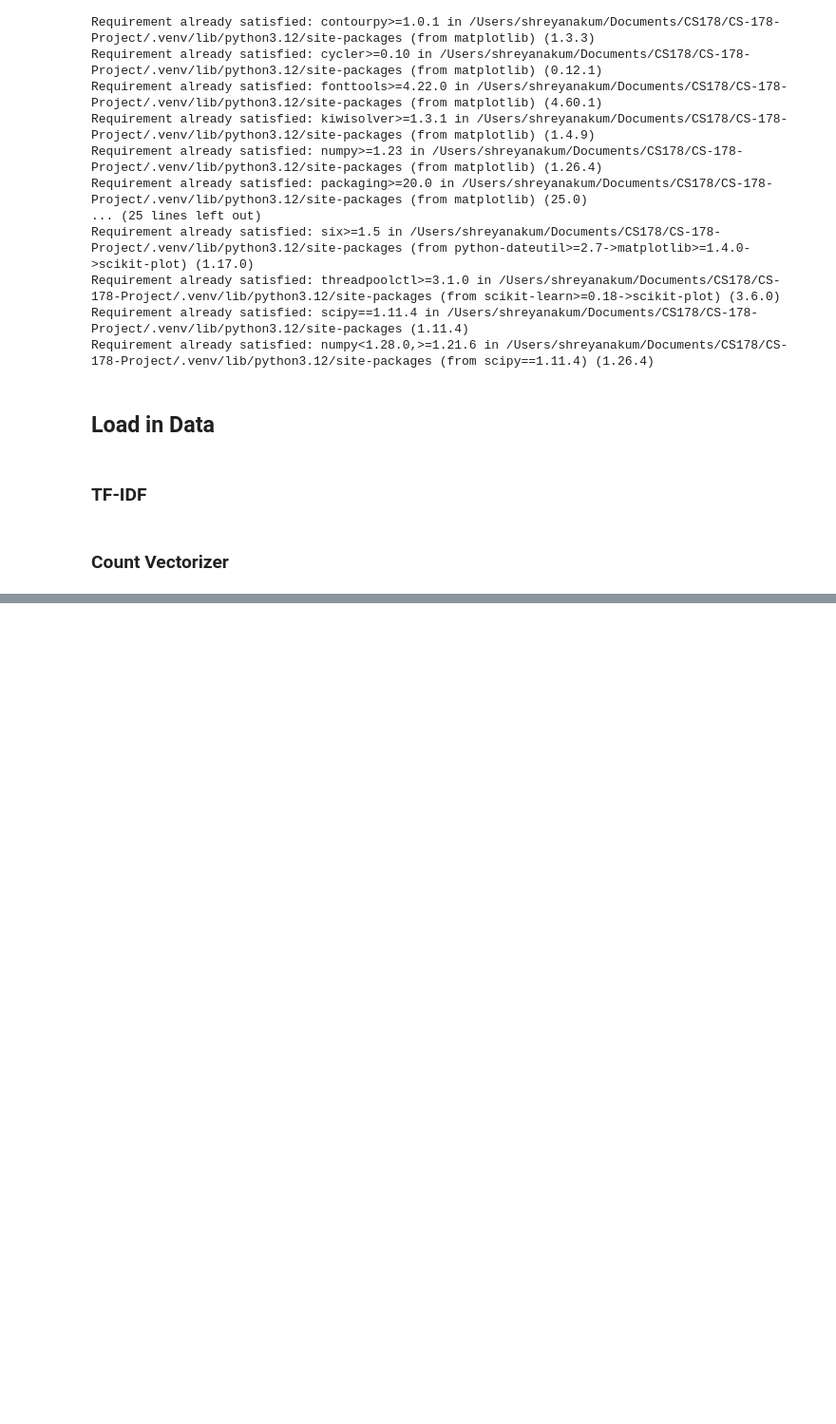
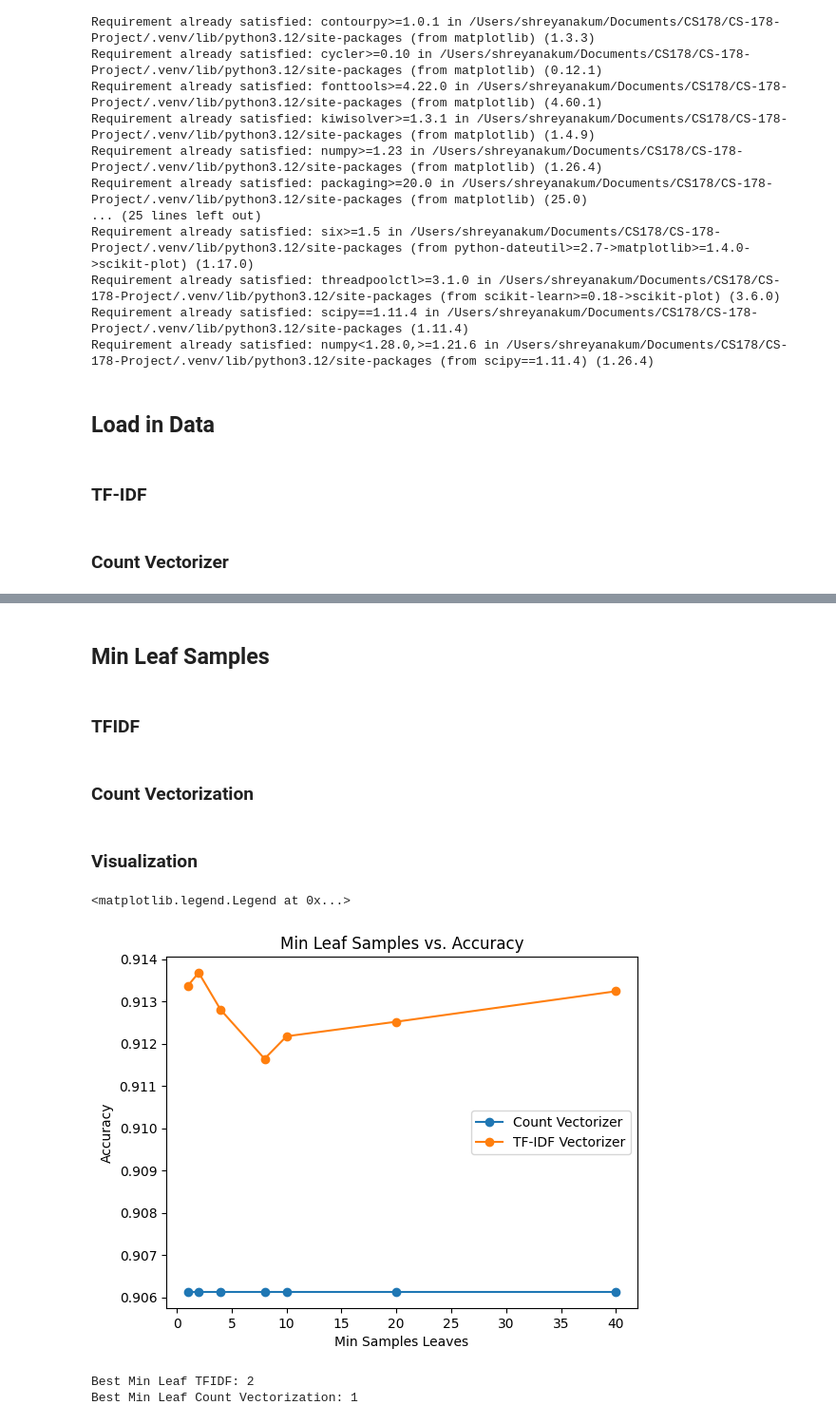
Before and after one commit to sn82978/CS-178-Project, a Jupyter notebook: 3.MoreComplex/DecisionTree/dt.ipynb, the cells around one changed output, grey strips where cells are left out. Shown: that part at 95% size. Drawn from its saved outputs; the diff is of its cells as text; code cells hidden in the pictures; blank space fills up the shorter version.

```diff
--- a/3.MoreComplex/DecisionTree/dt.ipynb
+++ b/3.MoreComplex/DecisionTree/dt.ipynb
@@ -122,0 +144,48 @@ plt.show()
+# %% [markdown]
+## Min Leaf Samples
+# %%
+min_leaf_samples = [1, 2, 4, 8, 10, 20, 40]
+# %% [markdown]
+### TFIDF
+# %%
+acc_tfidfs = []
+preds_tfidfs = {1: None, 2: None, 4: None, 8: None, 10: None, 20: None, 40: None}
+for min_leaf in min_leaf_samples:
+    dt_tfidf = DecisionTreeClassifier(max_depth=15, random_state=42, min_samples_leaf=min_leaf)
+    dt_tfidf.fit(tfidf_data['X_train'], tfidf_data['y_train'])
+    pred_tfidf = dt_tfidf.predict(tfidf_data['X_test'])
+    preds_tfidfs[min_leaf] = pred_tfidf
+    acc_tfidf = accuracy_score(tfidf_data['y_test'], pred_tfidf)
+    acc_tfidfs.append(acc_tfidf)
+# %% [markdown]
+### Count Vectorization
+# %%
+acc_counts = []
+preds_counts = {1: None, 2: None, 4: None, 8: None, 10: None, 20: None, 40: None}
+for min_leaf in min_leaf_samples:
+    dt_count = DecisionTreeClassifier(max_depth=3, random_state=42, min_samples_leaf=min_leaf)
+    dt_count.fit(count_data['X_train'], count_data['y_train'])
+    pred_count = dt_count.predict(count_data['X_test'])
+    preds_counts[min_leaf] = pred_count
+    acc_count = accuracy_score(count_data['y_test'], pred_count)
+    acc_counts.append(acc_count)
+# %% [markdown]
+### Visualization
+# %%
+plt.plot(min_leaf_samples, acc_counts, marker='o', label='Count Vectorizer')
+plt.plot(min_leaf_samples, acc_tfidfs, marker='o', label='TF-IDF Vectorizer')
+plt.title("Min Leaf Samples vs. Accuracy")
+plt.xlabel("Min Samples Leaves")
+plt.ylabel("Accuracy")
+plt.legend()
+# %% [output]
+<matplotlib.legend.Legend at 0x...>
+[figure, added]
+# %%
+best_leaf_tfidf = min_leaf_samples[np.argmax(acc_tfidfs)]
+best_leafcount = min_leaf_samples[np.argmax(acc_counts)]
+print(f"Best Min Leaf TFIDF: {best_leaf_tfidf}")
+print(f"Best Min Leaf Count Vectorization: {best_leafcount}")
+# %% [output]
+Best Min Leaf TFIDF: 2
+Best Min Leaf Count Vectorization: 1
```
Also changed, not shown: parts of 26 cells of this notebook.
